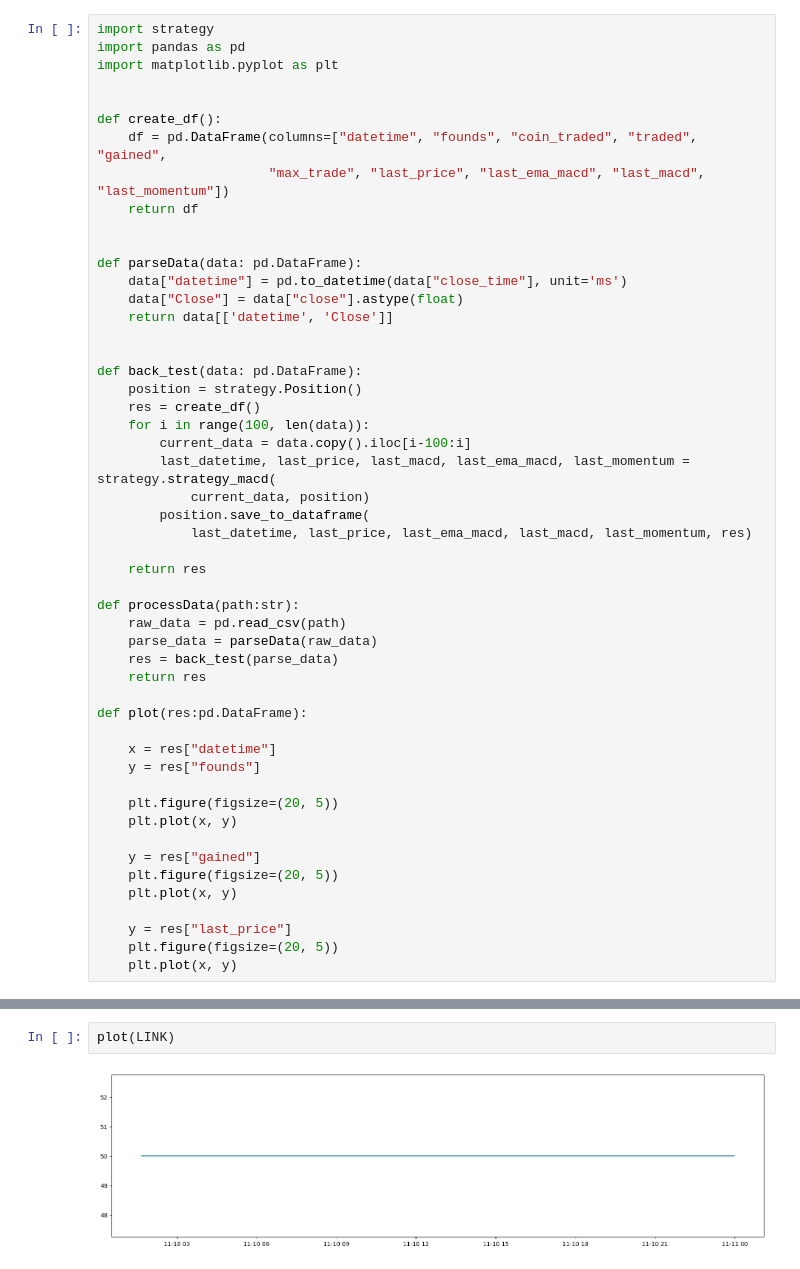
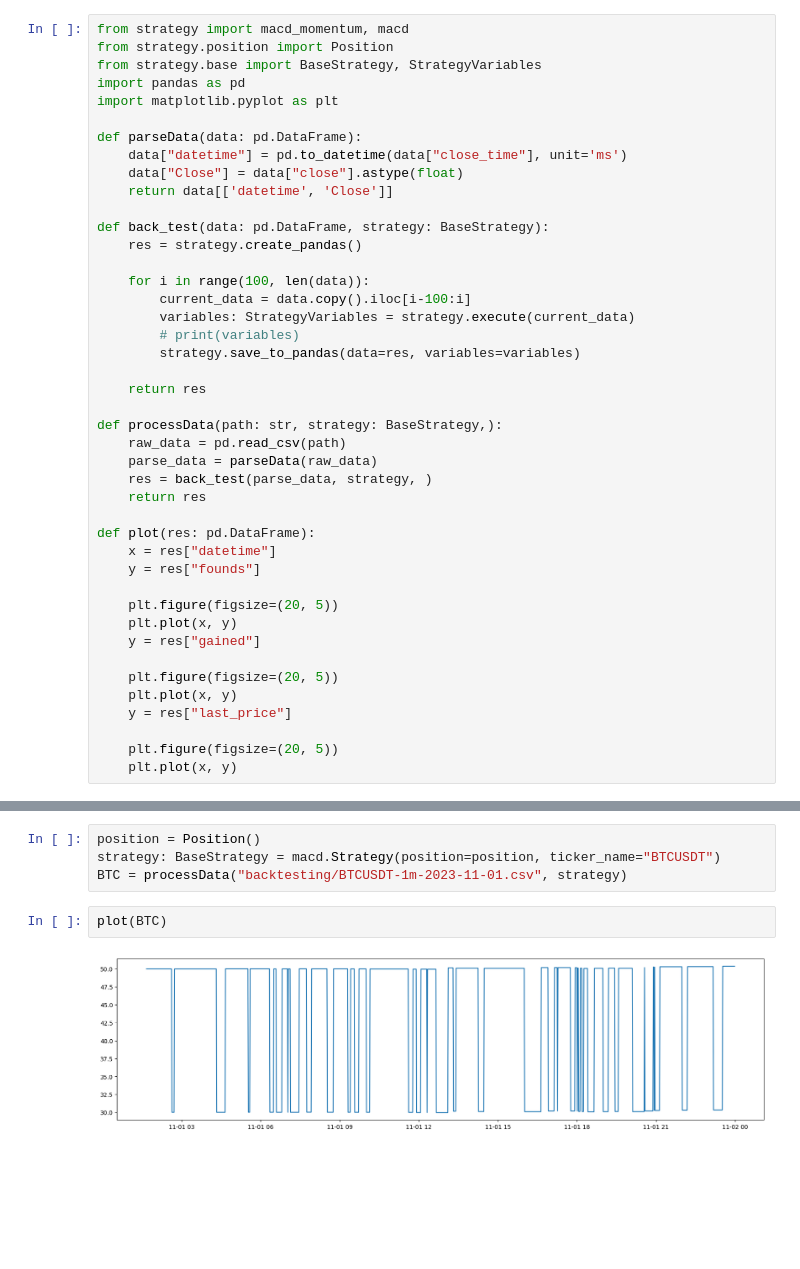
Before and after one commit to nahuelrabey/binance_panels, a Jupyter notebook: backtest.ipynb, the cells around one changed output, grey strips where cells are left out. Cells and saved outputs as stored; diff of their text form; blank space fills up the shorter version.

Commit message:
Update backtest

```diff
--- a/backtest.ipynb
+++ b/backtest.ipynb
@@ -1,52 +1,44 @@
 # %%
-import strategy
+from strategy import macd_momentum, macd
+from strategy.position import Position
+from strategy.base import BaseStrategy, StrategyVariables
 import pandas as pd
 import matplotlib.pyplot as plt
-
-
-def create_df():
-    df = pd.DataFrame(columns=["datetime", "founds", "coin_traded", "traded", "gained",
-                      "max_trade", "last_price", "last_ema_macd", "last_macd", "last_momentum"])
-    return df
-
 
 def parseData(data: pd.DataFrame):
     data["datetime"] = pd.to_datetime(data["close_time"], unit='ms')
     data["Close"] = data["close"].astype(float)
     return data[['datetime', 'Close']]
 
+def back_test(data: pd.DataFrame, strategy: BaseStrategy):
+    res = strategy.create_pandas()
 
-def back_test(data: pd.DataFrame):
-    position = strategy.Position()
-    res = create_df()
     for i in range(100, len(data)):
         current_data = data.copy().iloc[i-100:i]
-        last_datetime, last_price, last_macd, last_ema_macd, last_momentum = strategy.strategy_macd(
-            current_data, position)
-        position.save_to_dataframe(
-            last_datetime, last_price, last_ema_macd, last_macd, last_momentum, res)
+        variables: StrategyVariables = strategy.execute(current_data)
+        # print(variables)
+        strategy.save_to_pandas(data=res, variables=variables)
 
     return res
 
-def processData(path:str):
+def processData(path: str, strategy: BaseStrategy,):
     raw_data = pd.read_csv(path)
     parse_data = parseData(raw_data)
-    res = back_test(parse_data)
+    res = back_test(parse_data, strategy, )
     return res
 
-def plot(res:pd.DataFrame):
-
+def plot(res: pd.DataFrame):
     x = res["datetime"]
     y = res["founds"]
 
     plt.figure(figsize=(20, 5))
     plt.plot(x, y)
+    y = res["gained"]
 
-    y = res["gained"]
     plt.figure(figsize=(20, 5))
     plt.plot(x, y)
+    y = res["last_price"]
 
-    y = res["last_price"]
     plt.figure(figsize=(20, 5))
     plt.plot(x, y)
 # %%
@@ -62,4 +54,8 @@ LINK = processData("backtesting/LINKUSDT-1m-2023-11-10.csv")
+# %%
+position = Position()
+strategy: BaseStrategy = macd.Strategy(position=position, ticker_name="BTCUSDT")
+BTC = processData("backtesting/BTCUSDT-1m-2023-11-01.csv", strategy)
 # %%
-plot(LINK)
+plot(BTC)
 # %% [output]
-[figure, old version]
+[figure, new version]
```
Also changed, not shown: parts of 4 cells of this notebook.
